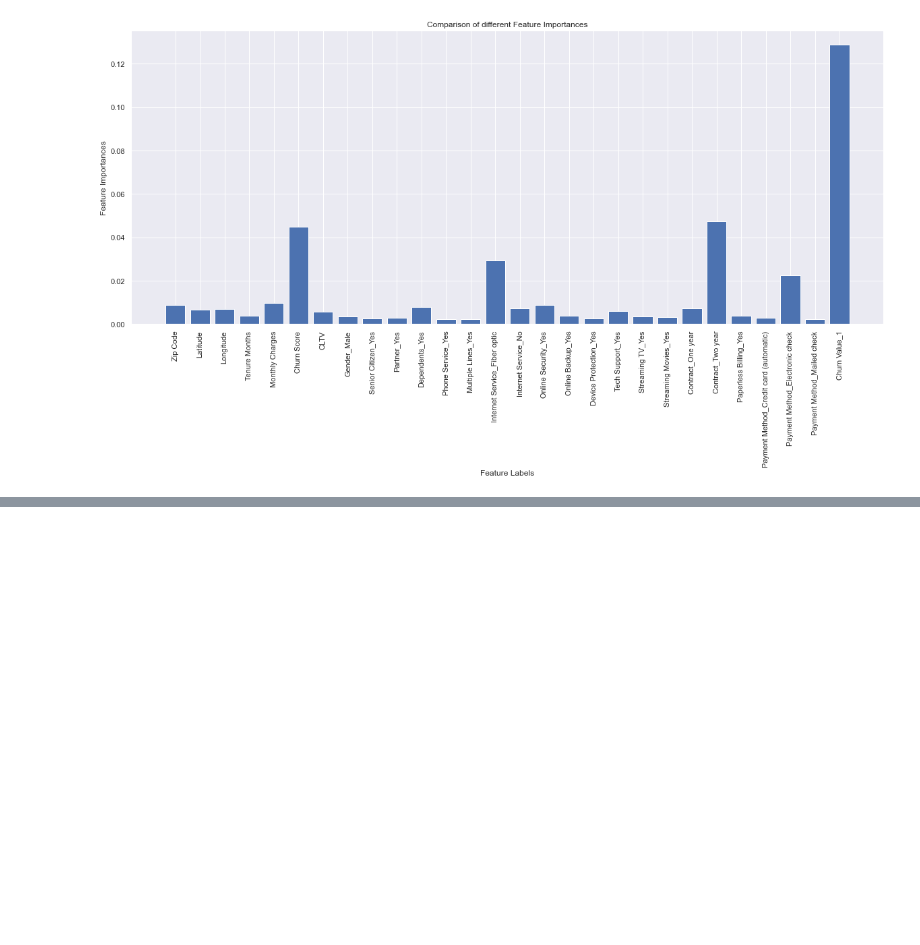
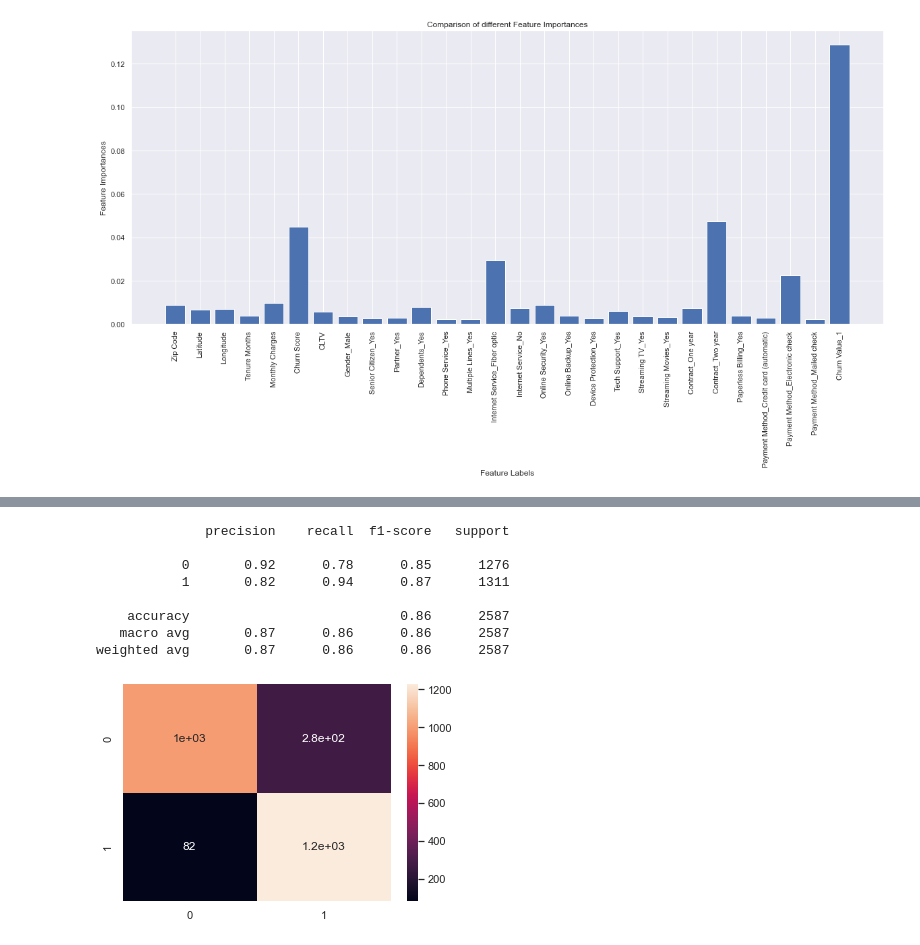
Before and after one commit to HengKevin/churnModel, a Jupyter notebook: churnModel.ipynb, the cells around one changed output, grey strips where cells are left out. Cells and saved outputs as stored; diff of their text form; code cells hidden in the pictures; blank space fills up the shorter version.

```diff
--- a/churnModel.ipynb
+++ b/churnModel.ipynb
@@ -310,0 +346,20 @@ plt.show()
+# %%
+from sklearn.metrics import confusion_matrix
+from sklearn.metrics import classification_report
+
+knn = KNeighborsClassifier(n_neighbors=1)
+knn.fit(X_train, y_train)
+
+confusion_knn = confusion_matrix(y_test, knn.predict(X_test))
+sns.heatmap(confusion_knn, annot=True)
+print(classification_report(y_test, knn.predict(X_test)))
+# %% [output]
+              precision    recall  f1-score   support
+
+           0       0.92      0.78      0.85      1276
+           1       0.82      0.94      0.87      1311
+
+    accuracy                           0.86      2587
+   macro avg       0.87      0.86      0.86      2587
+weighted avg       0.87      0.86      0.86      2587
+[figure, added]
```
Also changed, not shown: parts of 5 cells of this notebook.
